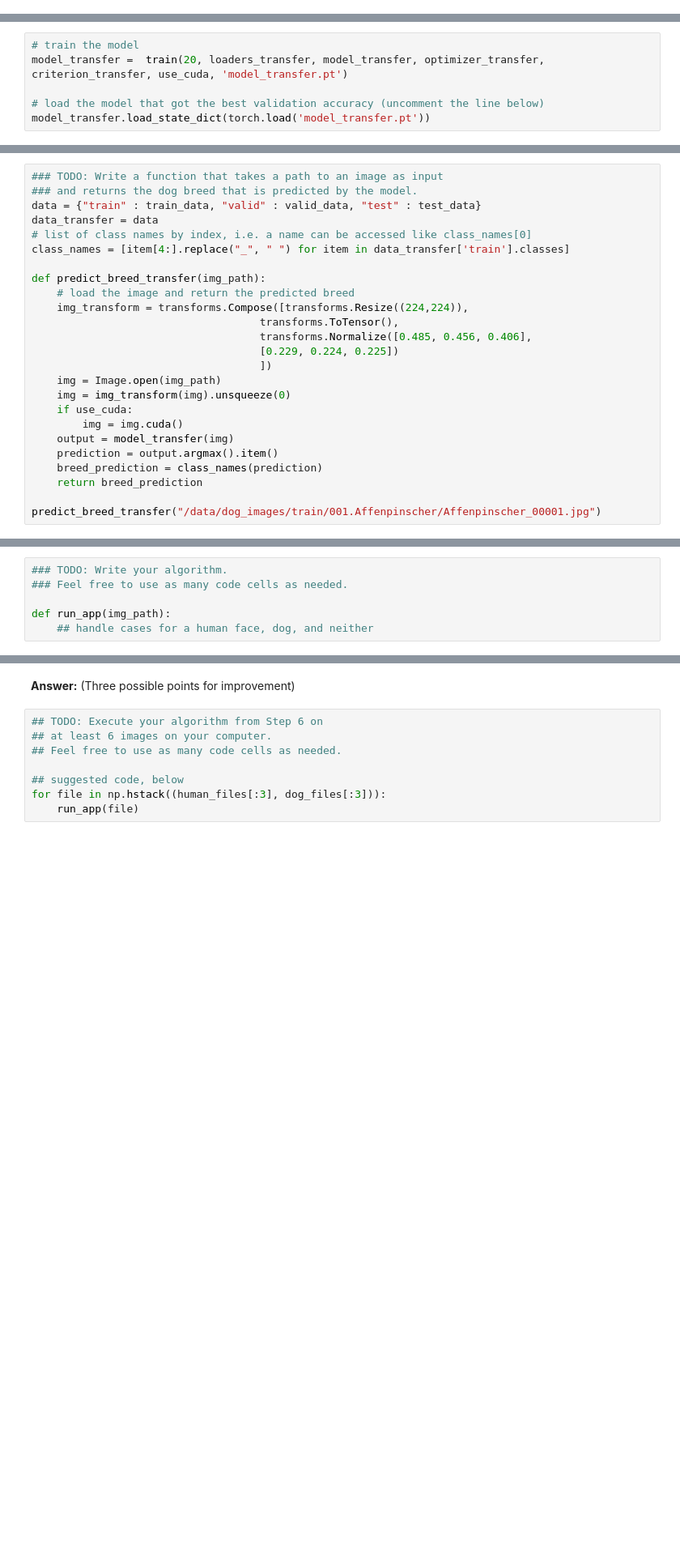
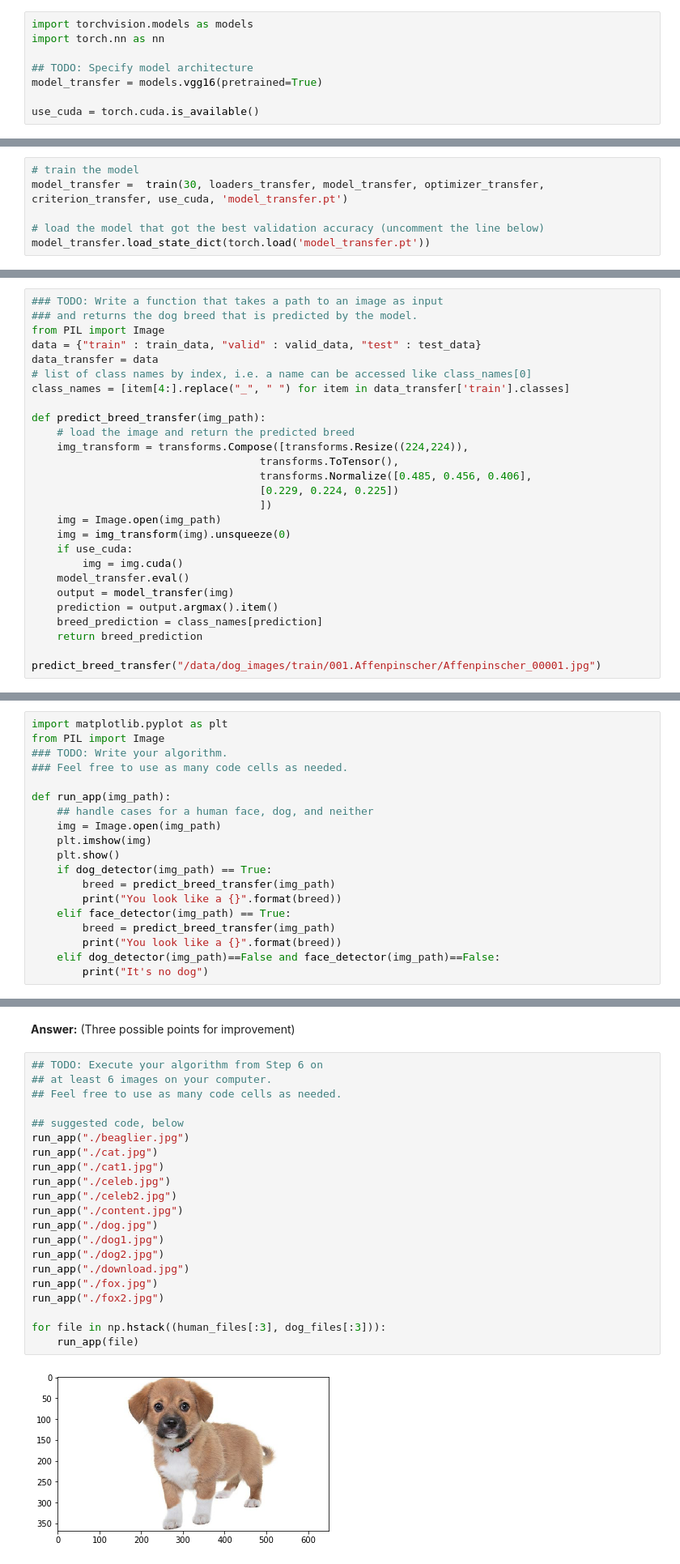
Before and after one commit to Kirtikaj27/Dog_Breed_Classifier, a Jupyter notebook: dog_app.ipynb, the cells around one changed output, grey strips where cells are left out. Shown at 81% size. Saved outputs shown, nothing was run; the diff lists cells and outputs as text; blank space fills up the shorter version.

```diff
--- a/dog_app.ipynb
+++ b/dog_app.ipynb
@@ -609,4 +610,12 @@ loaders_transfer = loaders_scratch.copy()
 ### (IMPLEMENTATION) Model Architecture
 
 Use transfer learning to create a CNN to classify dog breed.  Use the code cell below, and save your initialized model as the variable `model_transfer`.
+# %%
+import torchvision.models as models
+import torch.nn as nn
+
+## TODO: Specify model architecture
+model_transfer = models.vgg16(pretrained=True)
+
+use_cuda = torch.cuda.is_available()
 # %%
@@ -649,7 +652,7 @@ optimizer_transfer = optim.Adam(model_transfer.classifier.parameters(), lr=0.001
 Train and validate your model in the code cell below.  [Save the final model parameters](http://pytorch.org/docs/master/notes/serialization.html) at filepath `'model_transfer.pt'`.
 # %%
 # train the model
-model_transfer =  train(20, loaders_transfer, model_transfer, optimizer_transfer, criterion_transfer, use_cuda, 'model_transfer.pt')
+model_transfer =  train(30, loaders_transfer, model_transfer, optimizer_transfer, criterion_transfer, use_cuda, 'model_transfer.pt')
 
 # load the model that got the best validation accuracy (uncomment the line below)
 model_transfer.load_state_dict(torch.load('model_transfer.pt'))
@@ -700,6 +693,7 @@ False
 # %%
 ### TODO: Write a function that takes a path to an image as input
 ### and returns the dog breed that is predicted by the model.
+from PIL import Image
 data = {"train" : train_data, "valid" : valid_data, "test" : test_data}
 data_transfer = data
 # list of class names by index, i.e. a name can be accessed like class_names[0]
@@ -716,9 +710,10 @@ def predict_breed_transfer(img_path):
     img = img_transform(img).unsqueeze(0)
     if use_cuda:
         img = img.cuda()
+    model_transfer.eval()
     output = model_transfer(img)
     prediction = output.argmax().item()
-    breed_prediction = class_names(prediction)
+    breed_prediction = class_names[prediction]
     return breed_prediction
 
 predict_breed_transfer("/data/dog_images/train/001.Affenpinscher/Affenpinscher_00001.jpg")
@@ -745,9 +742,22 @@ Some sample output for our algorithm is provided below, but feel free to design
 # %%
+import matplotlib.pyplot as plt
+from PIL import Image
 ### TODO: Write your algorithm.
 ### Feel free to use as many code cells as needed.
 
 def run_app(img_path):
     ## handle cases for a human face, dog, and neither
+    img = Image.open(img_path)
+    plt.imshow(img)
+    plt.show()
+    if dog_detector(img_path) == True:
+        breed = predict_breed_transfer(img_path)
+        print("You look like a {}".format(breed))
+    elif face_detector(img_path) == True:
+        breed = predict_breed_transfer(img_path)
+        print("You look like a {}".format(breed))
+    elif dog_detector(img_path)==False and face_detector(img_path)==False:
+        print("It's no dog")
 # %% [markdown]
 ---
 <a id='step6'></a>
@@ -765,8 +775,23 @@ __Answer:__ (Three possible points for improvement)
 # %%
 ## TODO: Execute your algorithm from Step 6 on
 ## at least 6 images on your computer.
 ## Feel free to use as many code cells as needed.
 
 ## suggested code, below
+run_app("./beaglier.jpg")
+run_app("./cat.jpg")
+run_app("./cat1.jpg")
+run_app("./celeb.jpg")
+run_app("./celeb2.jpg")
+run_app("./content.jpg")
+run_app("./dog.jpg")
+run_app("./dog1.jpg")
+run_app("./dog2.jpg")
+run_app("./download.jpg")
+run_app("./fox.jpg")
+run_app("./fox2.jpg")
+
 for file in np.hstack((human_files[:3], dog_files[:3])):
     run_app(file)
+# %% [output]
+[figure, added]
```
Also changed, not shown: parts of 15 cells of this notebook, 13 other files.
